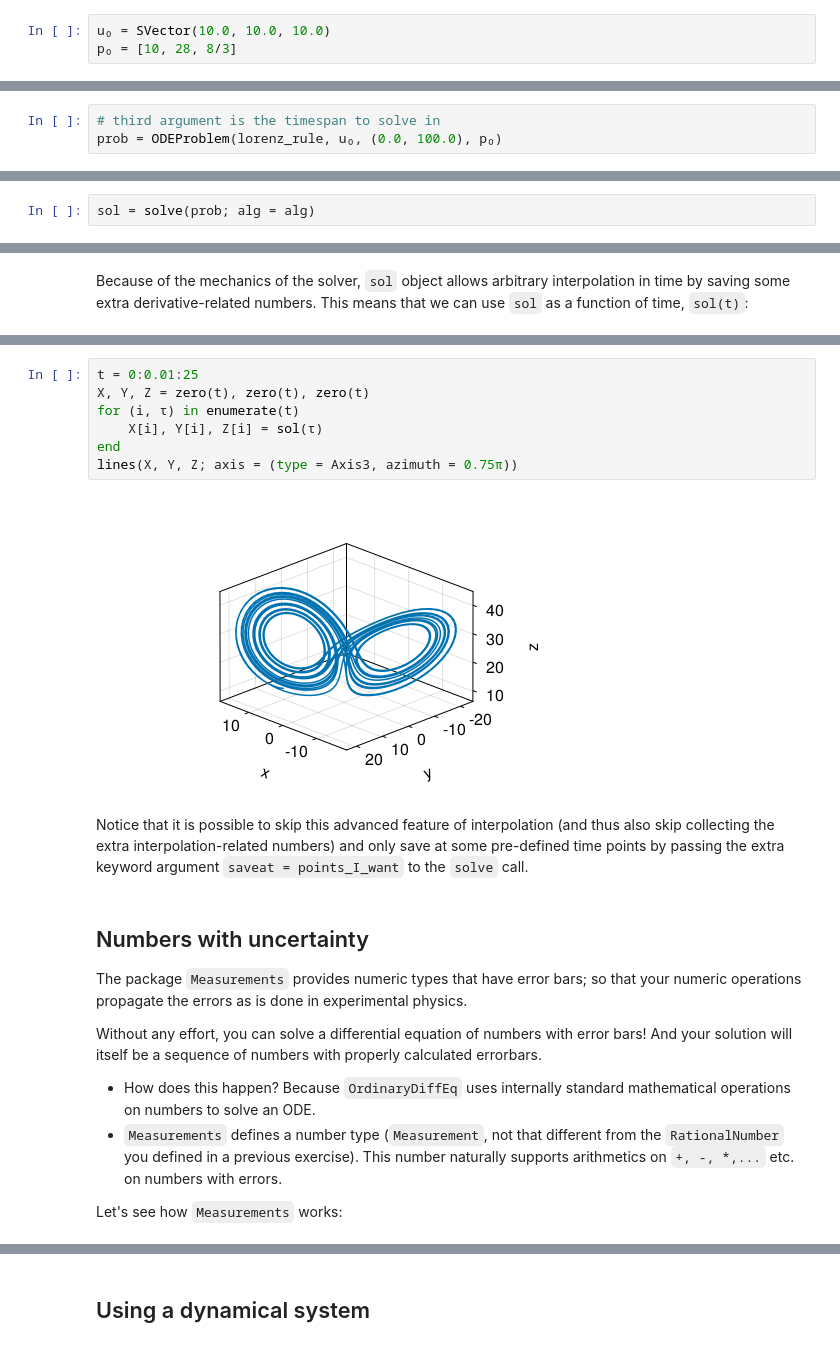
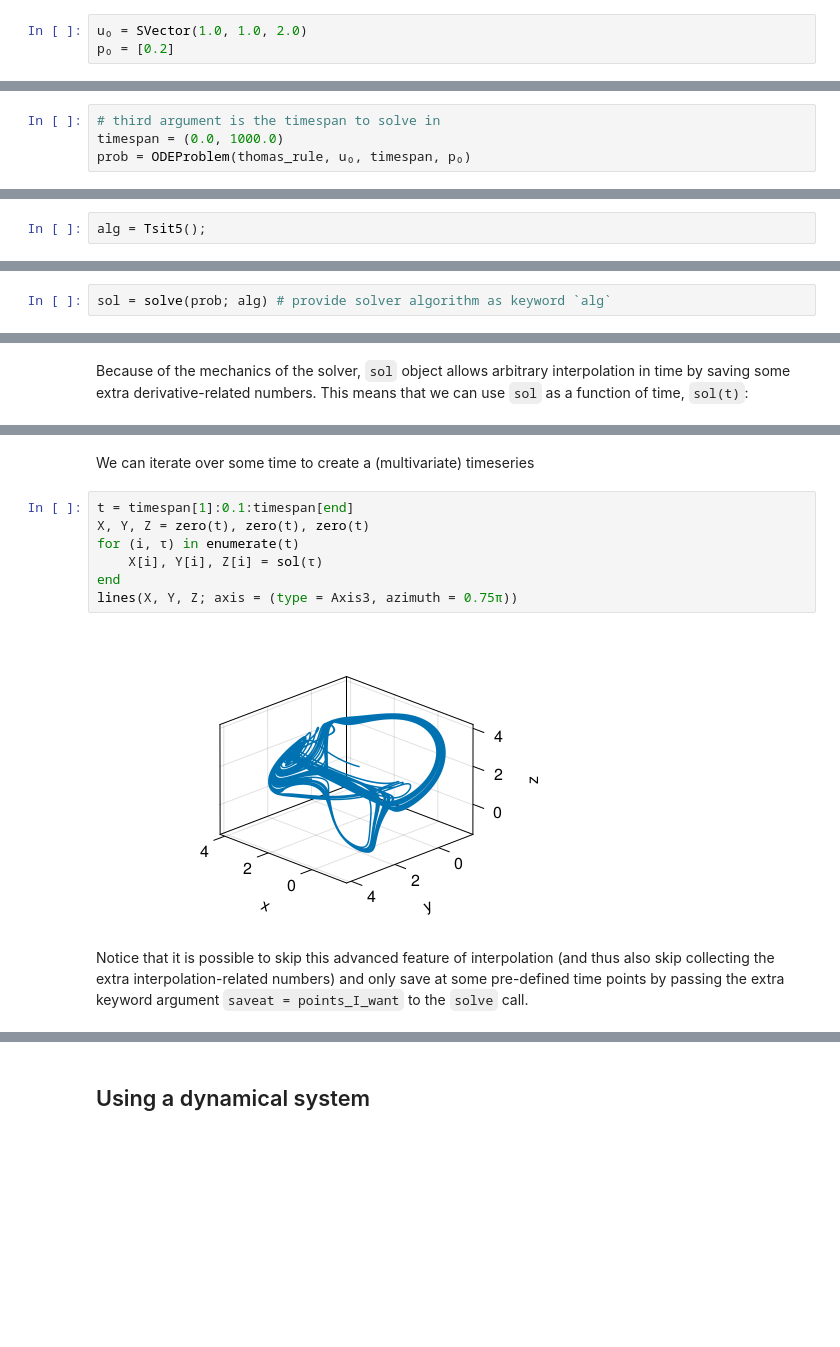
Before and after one commit to Datseris/Zero2Hero-JuliaWorkshop, a Jupyter notebook: 3-Ecosystem.ipynb, the cells around one changed output, grey strips where cells are left out. Cells and saved outputs as stored; diff of their text form; blank space fills up the shorter version.

```diff
--- a/3-Ecosystem.ipynb
+++ b/3-Ecosystem.ipynb
@@ -76,6 +90,6 @@ lorenz_rule (generic function with 1 method)
 # %% [markdown]
 Then set the initial state and parameter container
 # %%
-u₀ = SVector(10.0, 10.0, 10.0)
-p₀ = [10, 28, 8/3]
+u₀ = SVector(1.0, 1.0, 2.0)
+p₀ = [0.2]
 # %% [output]
@@ -87,6 +99,7 @@ p₀ = [10, 28, 8/3]
 then put everything into the `ODEProblem` structure:
 # %%
 # third argument is the timespan to solve in
-prob = ODEProblem(lorenz_rule, u₀, (0.0, 100.0), p₀)
+timespan = (0.0, 1000.0)
+prob = ODEProblem(thomas_rule, u₀, timespan, p₀)
 # %% [output]
 ODEProblem with uType SVector{3, Float64} and tType Float64. In-place: false
@@ -104,6 +113,8 @@ Vern9(stage_limiter! = trivial_limiter!, step_limiter! = trivial_limiter!, threa
+# %%
+alg = Tsit5();
 # %% [markdown]
 Now let's solve the Lorenz system using the default settings of DifferentialEquations.jl (without specifying anything else).
 # %%
-sol = solve(prob; alg = alg)
+sol = solve(prob; alg) # provide solver algorithm as keyword `alg`
 # %% [output]
 retcode: Success
@@ -143,22 +178,13 @@ sol(5.6)
+# %% [markdown]
+We can iterate over some time to create a (multivariate) timeseries
 # %%
-t = 0:0.01:25
+t = timespan[1]:0.1:timespan[end]
 X, Y, Z = zero(t), zero(t), zero(t)
 for (i, τ) in enumerate(t)
     X[i], Y[i], Z[i] = sol(τ)
 end
 lines(X, Y, Z; axis = (type = Axis3, azimuth = 0.75π))
 # %% [output]
-[figure, old version]
+[figure, new version]
 # %% [markdown]
 Notice that it is possible to skip this advanced feature of interpolation (and thus also skip collecting the extra interpolation-related numbers) and only save at some pre-defined time points by passing the extra keyword argument `saveat = points_I_want` to the `solve` call.
-# %% [markdown]
-## Numbers with uncertainty
-
-The package `Measurements` provides numeric types that have error bars; so that your numeric operations propagate the errors as is done in experimental physics.
-
-Without any effort, you can solve a differential equation of numbers with error bars! And your solution will itself be a sequence of numbers with properly calculated errorbars.
-
-* How does this happen? Because `OrdinaryDiffEq` uses internally standard mathematical operations on numbers to solve an ODE.
-* `Measurements` defines a number type (`Measurement`, not that different from the `RationalNumber` you defined in a previous exercise). This number naturally supports arithmetics on `+, -, *,...` etc. on numbers with errors.
-
-Let's see how `Measurements` works:
```
Also changed, not shown: parts of 147 cells of this notebook, 5 other files.
